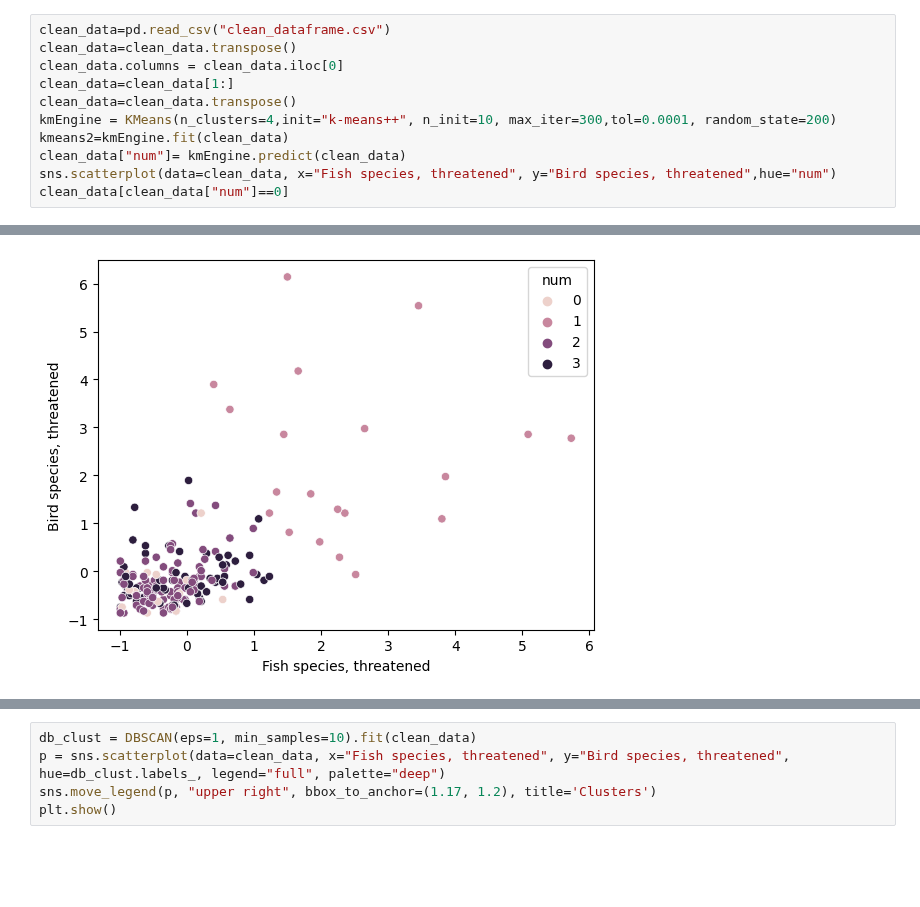
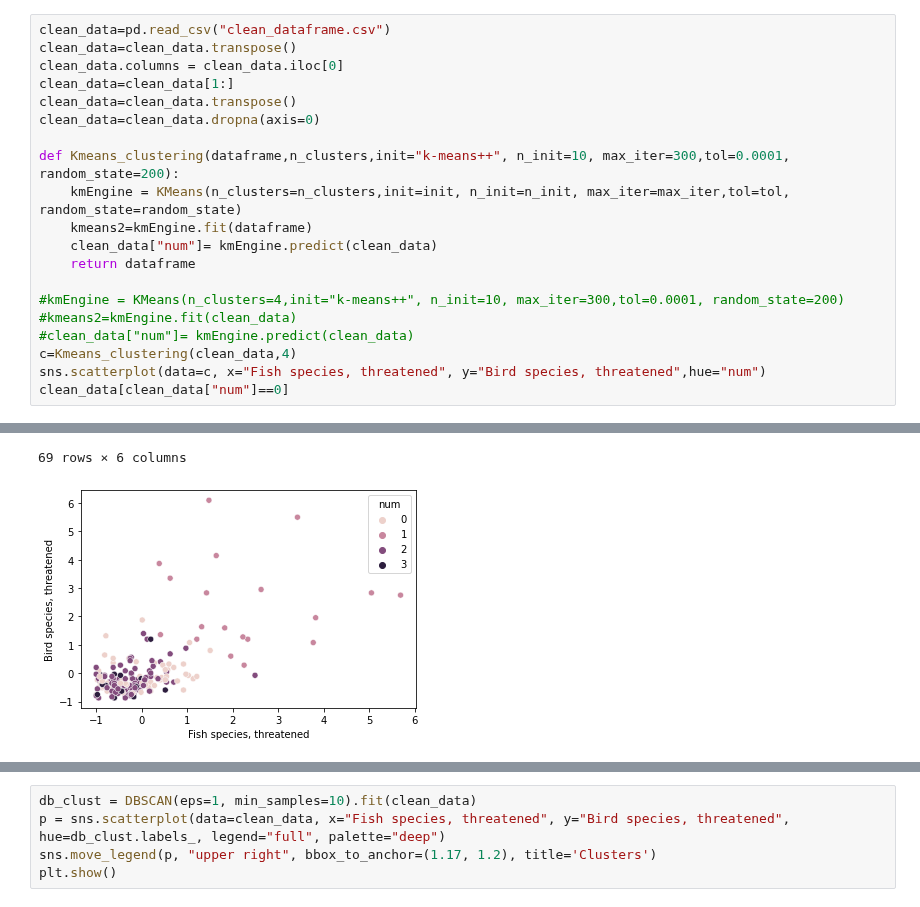
Before and after one commit to f2ire/IA_project, a Jupyter notebook: Untitled3.ipynb, the cells around one changed output, grey strips where cells are left out. Cells and saved outputs as stored; diff of their text form; blank space fills up the shorter version.

Commit message:
[UPDATE] clustering

```diff
--- a/Untitled3.ipynb
+++ b/Untitled3.ipynb
@@ -41,9 +43,18 @@ clean_data=clean_data.transpose()
 clean_data.columns = clean_data.iloc[0]
 clean_data=clean_data[1:]
 clean_data=clean_data.transpose()
-kmEngine = KMeans(n_clusters=4,init="k-means++", n_init=10, max_iter=300,tol=0.0001, random_state=200)
-kmeans2=kmEngine.fit(clean_data)
-clean_data["num"]= kmEngine.predict(clean_data)
-sns.scatterplot(data=clean_data, x="Fish species, threatened", y="Bird species, threatened",hue="num")
+clean_data=clean_data.dropna(axis=0)
+
+def Kmeans_clustering(dataframe,n_clusters,init="k-means++", n_init=10, max_iter=300,tol=0.0001, random_state=200):
+    kmEngine = KMeans(n_clusters=n_clusters,init=init, n_init=n_init, max_iter=max_iter,tol=tol, random_state=random_state)
+    kmeans2=kmEngine.fit(dataframe)
+    clean_data["num"]= kmEngine.predict(clean_data)
+    return dataframe
+
+#kmEngine = KMeans(n_clusters=4,init="k-means++", n_init=10, max_iter=300,tol=0.0001, random_state=200)
+#kmeans2=kmEngine.fit(clean_data)
+#clean_data["num"]= kmEngine.predict(clean_data)
+c=Kmeans_clustering(clean_data,4)
+sns.scatterplot(data=c, x="Fish species, threatened", y="Bird species, threatened",hue="num")
 clean_data[clean_data["num"]==0]
 # %% [output]
@@ -66,2 +74,3 @@ clean_data[clean_data["num"]==0]
+69 rows × 6 columns
-[figure, old version]
+[figure, new version]
 # %%
```
Also changed, not shown: parts of 13 cells of this notebook.
